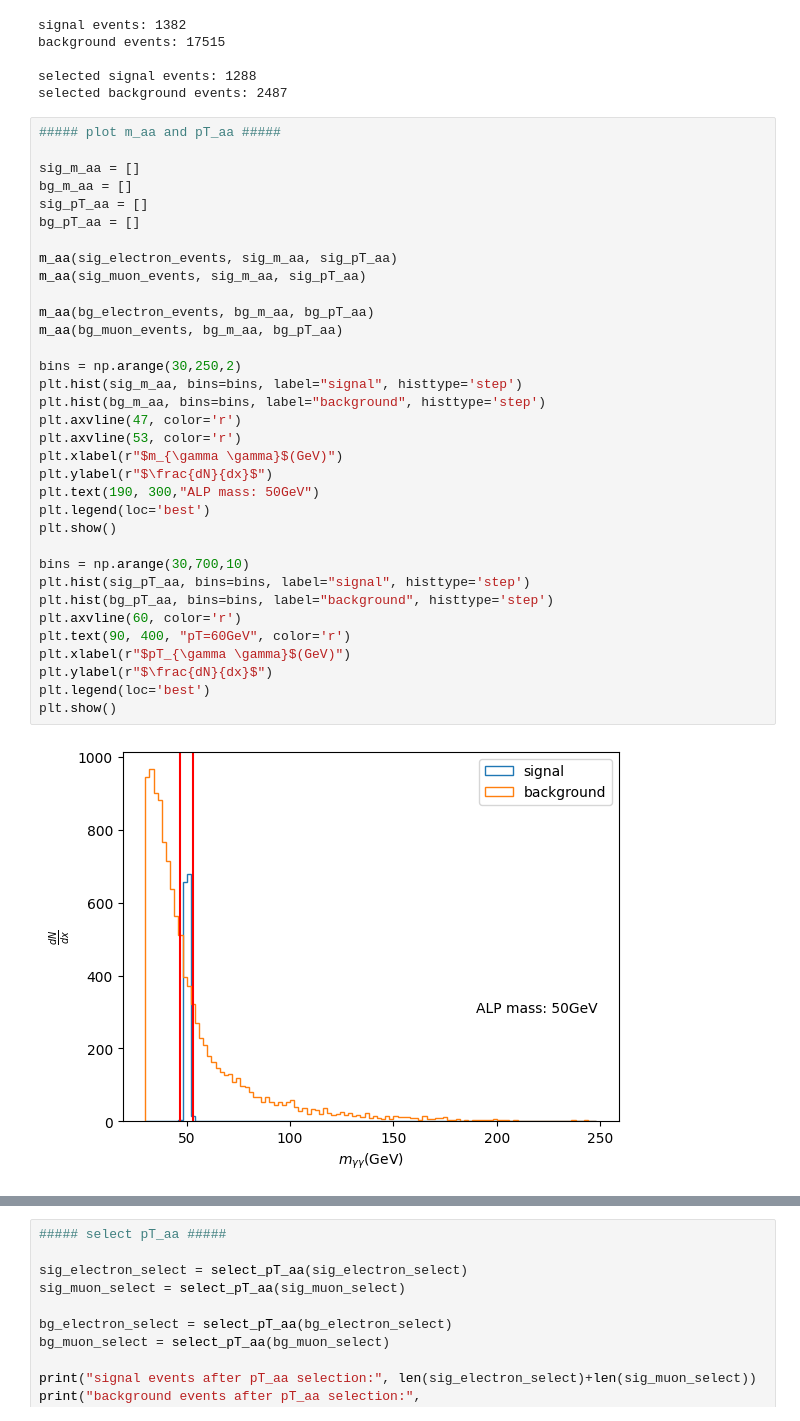
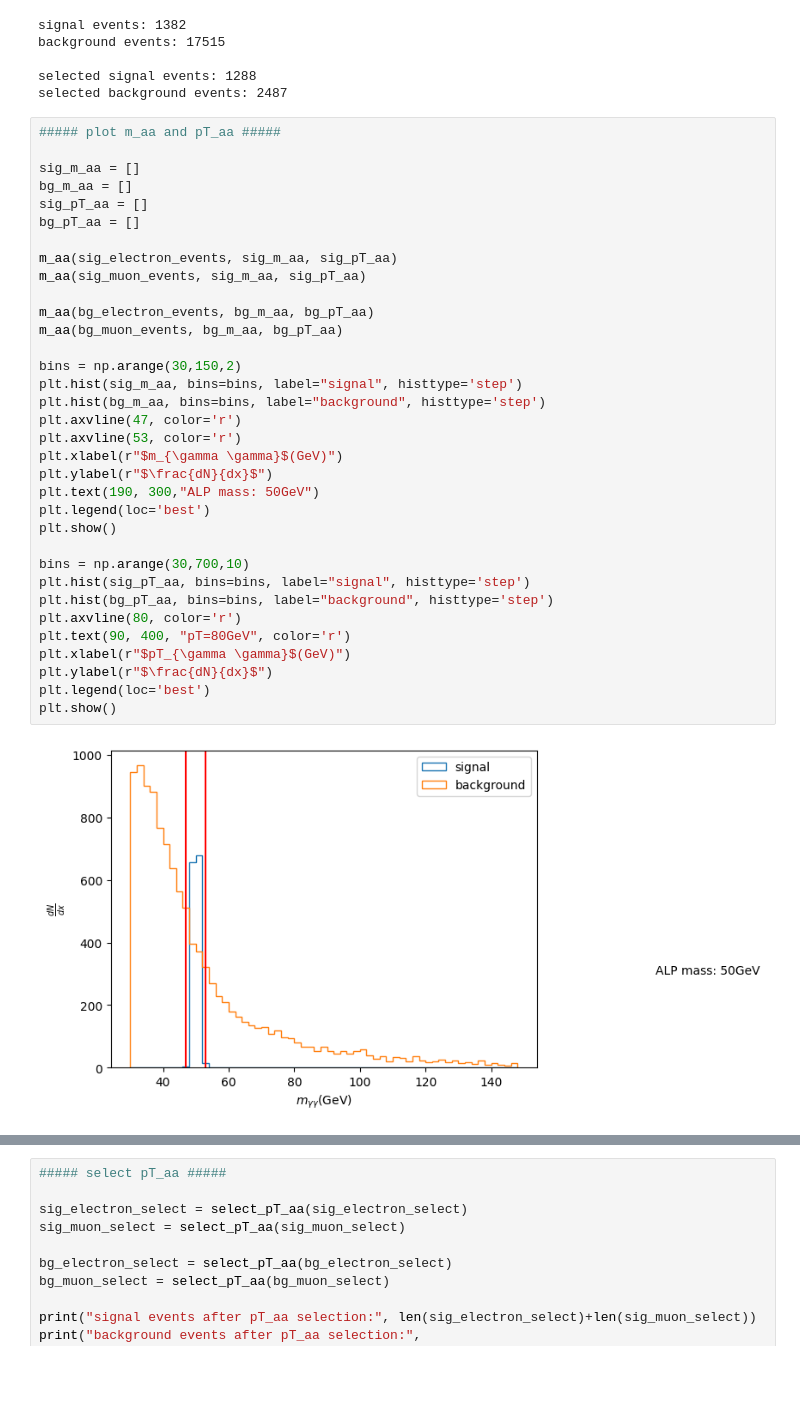
Before and after one commit to FeiChinzz/ALP_push, a Jupyter notebook: za50Selection.ipynb, the cells around one changed output, grey strips where cells are left out. Cells and saved outputs as stored; diff of their text form; blank space fills up the shorter version.

```diff
--- a/za50Selection.ipynb
+++ b/za50Selection.ipynb
@@ -242,34 +266,34 @@ selected background events: 2487
 
 sig_m_aa = []
 bg_m_aa = []
 sig_pT_aa = []
 bg_pT_aa = []
 
 m_aa(sig_electron_events, sig_m_aa, sig_pT_aa)
 m_aa(sig_muon_events, sig_m_aa, sig_pT_aa)
 
 m_aa(bg_electron_events, bg_m_aa, bg_pT_aa)
 m_aa(bg_muon_events, bg_m_aa, bg_pT_aa)
 
-bins = np.arange(30,250,2)
+bins = np.arange(30,150,2)
 plt.hist(sig_m_aa, bins=bins, label="signal", histtype='step')
 plt.hist(bg_m_aa, bins=bins, label="background", histtype='step')
 plt.axvline(47, color='r')
 plt.axvline(53, color='r')
 plt.xlabel(r"$m_{\gamma \gamma}$(GeV)")
 plt.ylabel(r"$\frac{dN}{dx}$")
 plt.text(190, 300,"ALP mass: 50GeV")
 plt.legend(loc='best')
 plt.show()
 
 bins = np.arange(30,700,10)
 plt.hist(sig_pT_aa, bins=bins, label="signal", histtype='step')
 plt.hist(bg_pT_aa, bins=bins, label="background", histtype='step')
-plt.axvline(60, color='r')
-plt.text(90, 400, "pT=60GeV", color='r')
+plt.axvline(80, color='r')
+plt.text(90, 400, "pT=80GeV", color='r')
 plt.xlabel(r"$pT_{\gamma \gamma}$(GeV)")
 plt.ylabel(r"$\frac{dN}{dx}$")
 plt.legend(loc='best')
 plt.show()
 # %% [output]
-[figure, old version]
+[figure, new version]
```
Also changed, not shown: parts of 4 cells of this notebook, 2 other files.
